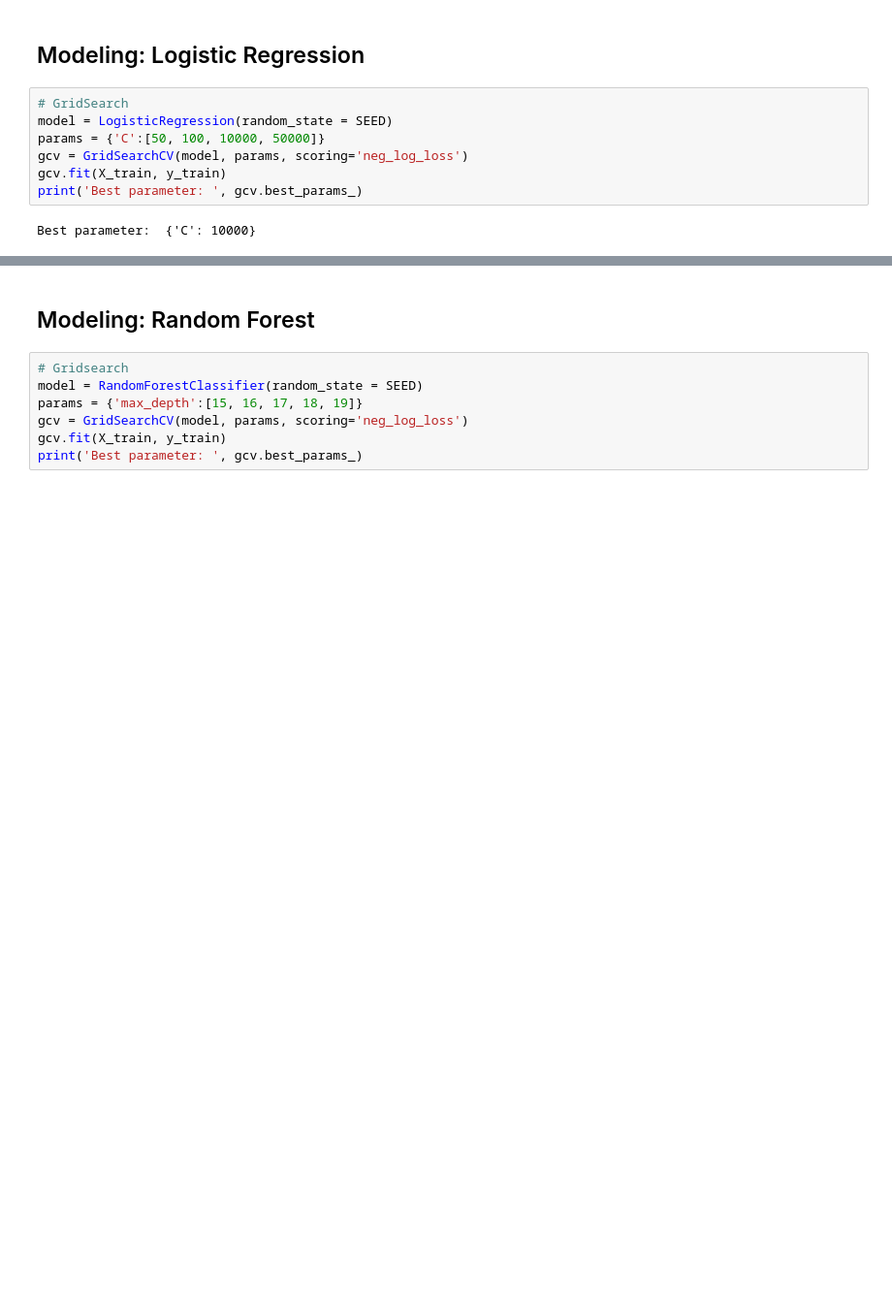
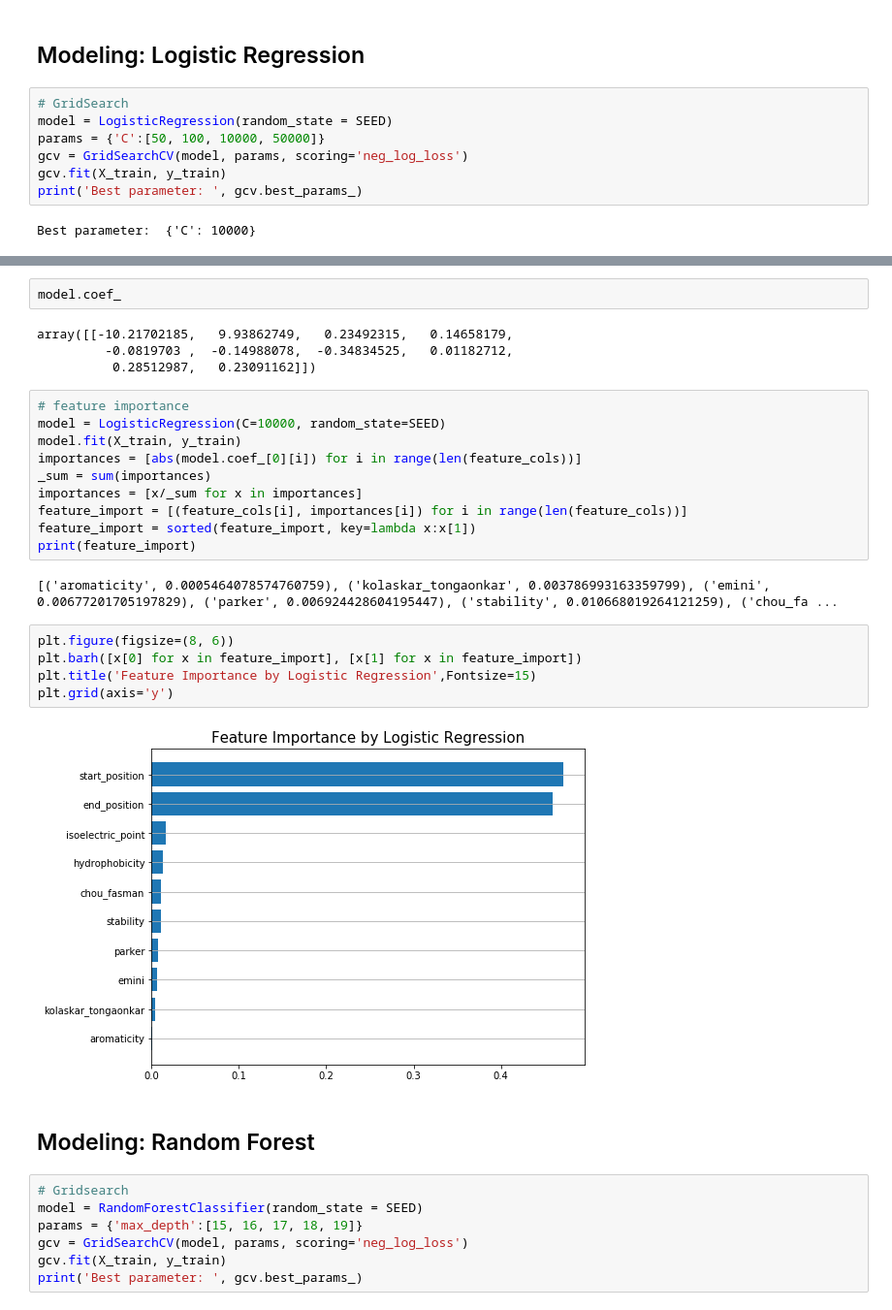
Before and after one commit to Meiqi-Wu/vaccine-discovery, a Jupyter notebook: model_baseline.ipynb, the cells around one changed output, grey strips where cells are left out. Shown: that part at 97% size. Cells and saved outputs as stored; diff of their text form; blank space fills up the shorter version.

Commit message:
feature importance

```diff
--- a/model_baseline.ipynb
+++ b/model_baseline.ipynb
@@ -142,3 +147,28 @@ Test  accuracy 0.728610, precision 0.534691, recall 0.065826, f1 0.117179
+# %%
+model.coef_
+# %% [output]
+array([[-10.21702185,   9.93862749,   0.23492315,   0.14658179,
+         -0.0819703 ,  -0.14988078,  -0.34834525,   0.01182712,
+          0.28512987,   0.23091162]])
+# %%
+# feature importance
+model = LogisticRegression(C=10000, random_state=SEED)
+model.fit(X_train, y_train)
+importances = [abs(model.coef_[0][i]) for i in range(len(feature_cols))]
+_sum = sum(importances)
+importances = [x/_sum for x in importances]
+feature_import = [(feature_cols[i], importances[i]) for i in range(len(feature_cols))]
+feature_import = sorted(feature_import, key=lambda x:x[1])
+print(feature_import)
+# %% [output]
+[('aromaticity', 0.0005464078574760759), ('kolaskar_tongaonkar', 0.003786993163359799), ('emini', 0.00677201705197829), ('parker', 0.006924428604195447), ('stability', 0.010668019264121259), ('chou_fa ...
+# %%
+plt.figure(figsize=(8, 6))
+plt.barh([x[0] for x in feature_import], [x[1] for x in feature_import])
+plt.title('Feature Importance by Logistic Regression',Fontsize=15)
+plt.grid(axis='y')
+# %% [output]
+[figure, added]
 # %% [markdown]
 ## Modeling: Random Forest
 # %%
```
Also changed, not shown: parts of 10 cells of this notebook.
